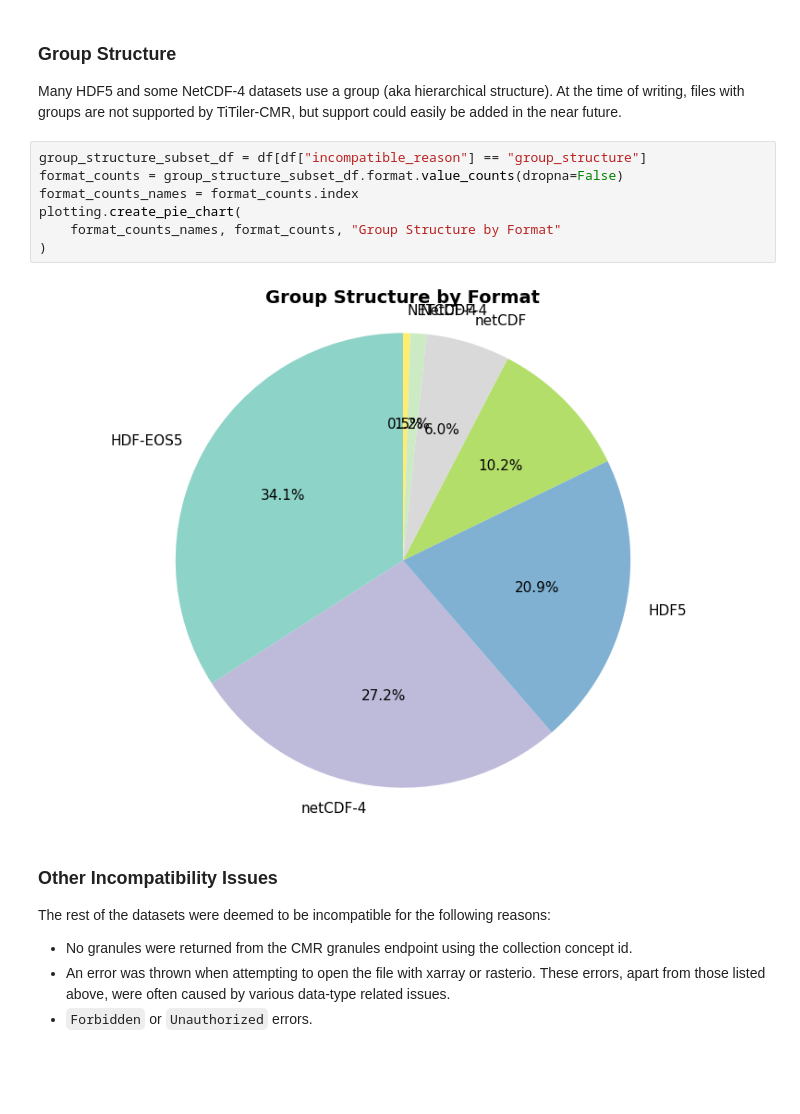
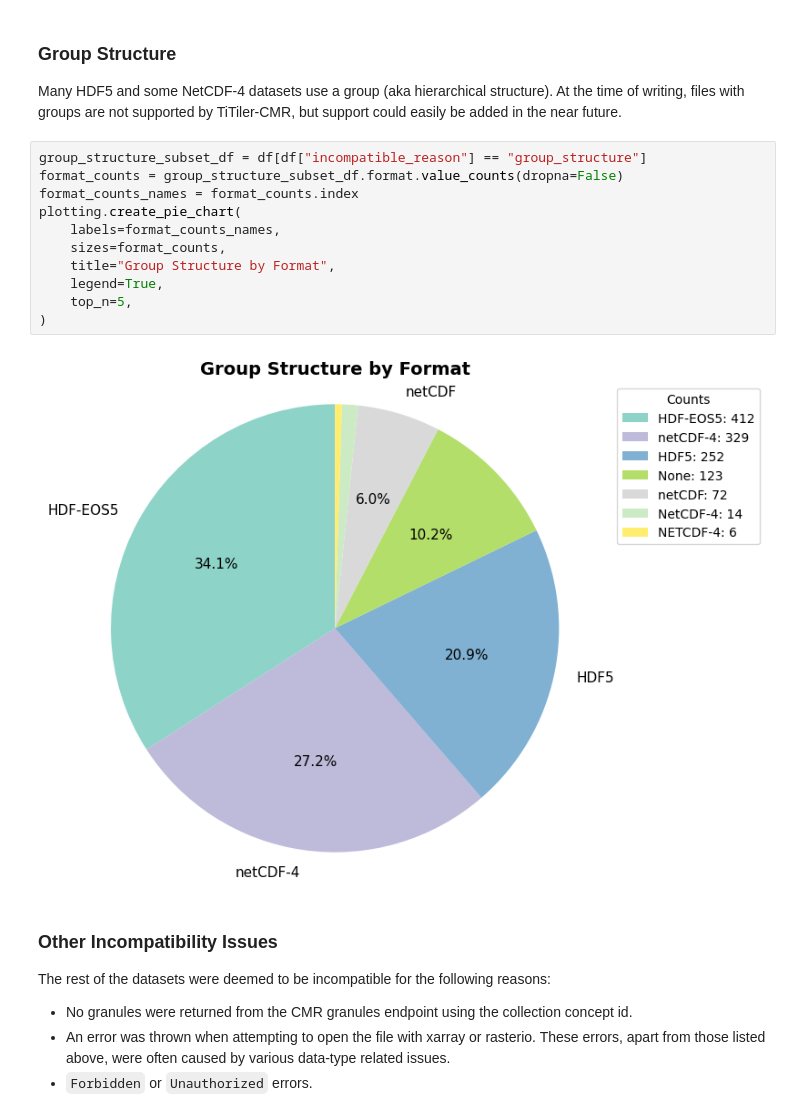
Before and after one commit to developmentseed/titiler-cmr, a Jupyter notebook: docs/compatibility/report.ipynb, the cells around one changed output. Cells and saved outputs as stored; diff of their text form; blank space fills up the shorter version.

```diff
--- a/docs/compatibility/report.ipynb
+++ b/docs/compatibility/report.ipynb
@@ -186,12 +209,16 @@ Many HDF5 and some NetCDF-4 datasets use a group (aka hierarchical structure). A
 # %%
 group_structure_subset_df = df[df["incompatible_reason"] == "group_structure"]
 format_counts = group_structure_subset_df.format.value_counts(dropna=False)
 format_counts_names = format_counts.index
 plotting.create_pie_chart(
-    format_counts_names, format_counts, "Group Structure by Format"
+    labels=format_counts_names,
+    sizes=format_counts,
+    title="Group Structure by Format",
+    legend=True,
+    top_n=5,
 )
 # %% [output]
-[figure, old version]
+[figure, new version]
 # %% [markdown]
 ### Other Incompatibility Issues
 
```
Also changed, not shown: parts of 7 cells of this notebook.
